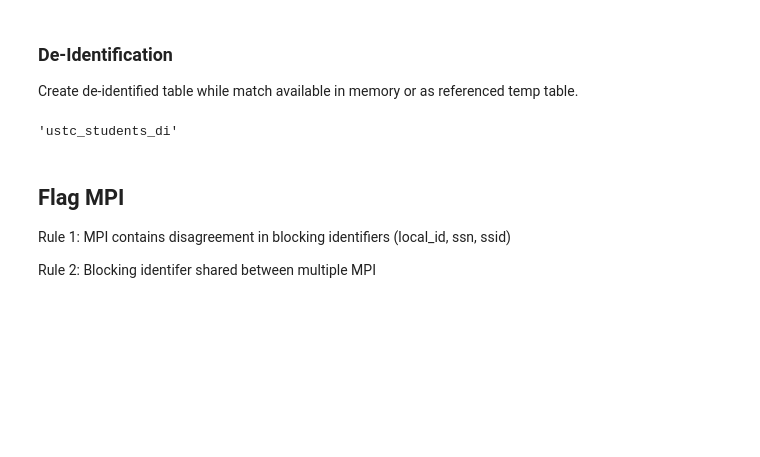
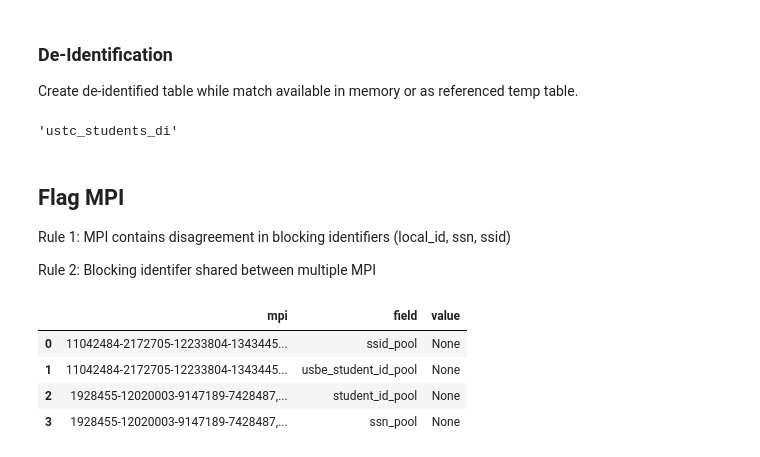
Before and after one commit to frellnick/mpi_demo, a Jupyter notebook: devbook.ipynb, the cells around one changed output. Saved outputs shown, nothing was run; the diff lists cells and outputs as text; code cells hidden in the pictures; blank space fills up the shorter version.

Commit message:
ENH: checkfn returning dataframe.  added util

```diff
--- a/devbook.ipynb
+++ b/devbook.ipynb
@@ -370,3 +386,13 @@ dataframe_to_db(
 Rule 1:  MPI contains disagreement in blocking identifiers (local_id, ssn, ssid)
 
 Rule 2:  Blocking identifer shared between multiple MPI
+# %%
+from mpi.postprocess import check_repeat_identifiers
+
+check_repeat_identifiers()
+# %% [output]
+|  | mpi | field | value |
+| 0 | 11042484-2172705-12233804-1343445... | ssid_pool | None |
+| 1 | 11042484-2172705-12233804-1343445... | usbe_student_id_pool | None |
+| 2 | 1928455-12020003-9147189-7428487,... | student_id_pool | None |
+| 3 | 1928455-12020003-9147189-7428487,... | ssn_pool | None |
```
Also changed, not shown: parts of 1 cell of this notebook, 4 other files.
